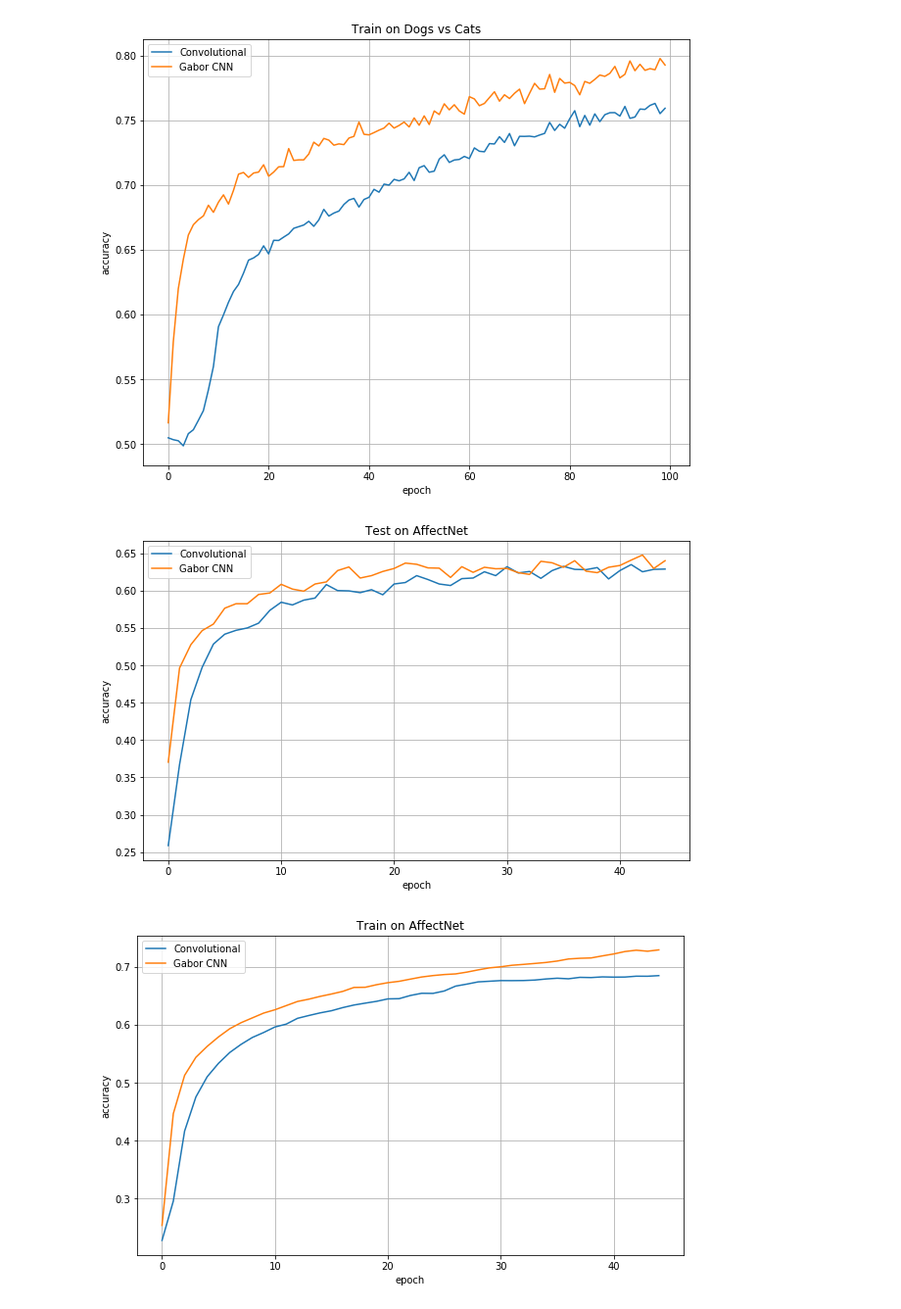
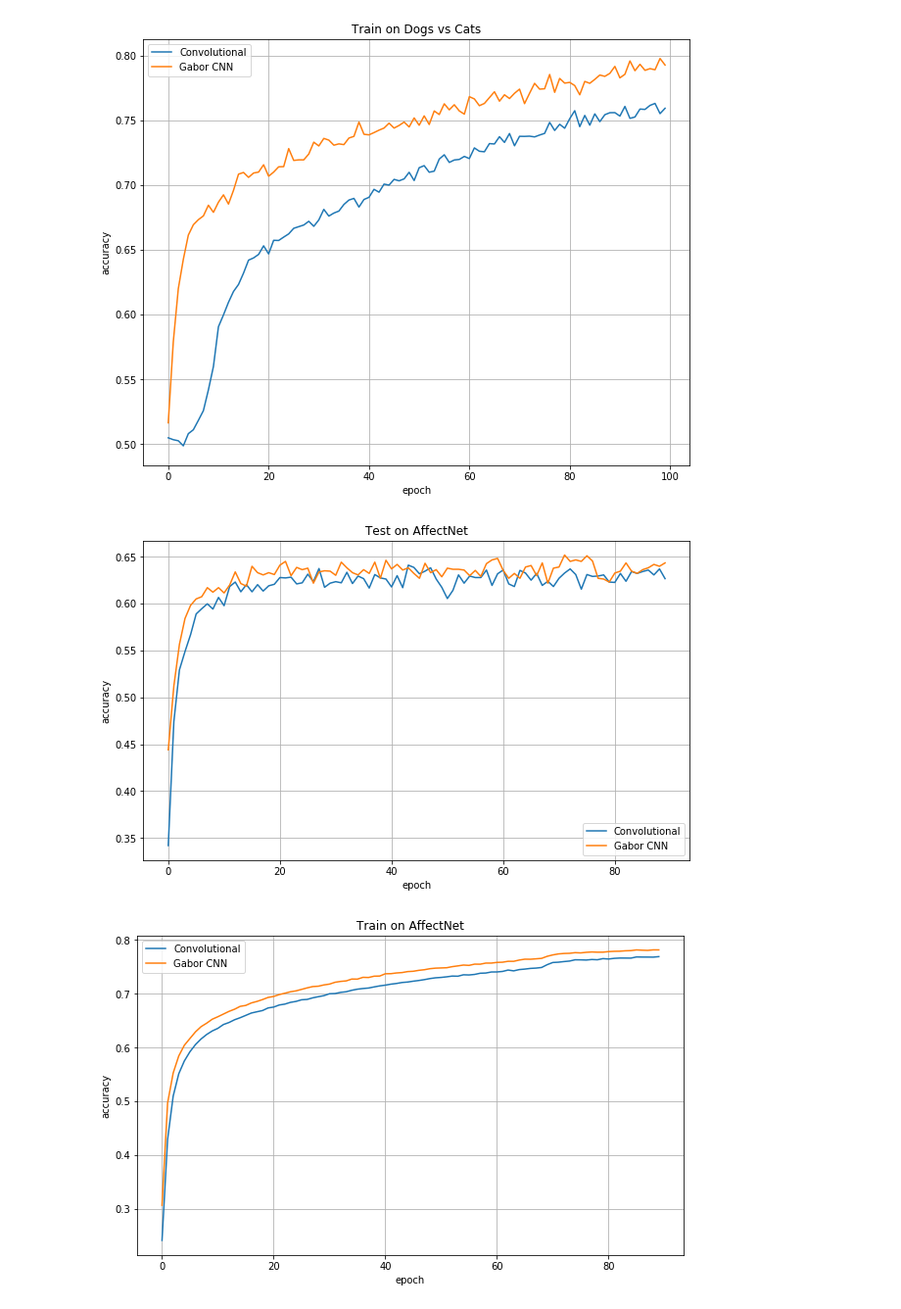
Before and after one commit to iKintosh/GaborNet, a Jupyter notebook: PLOTS.ipynb, the cells around one changed output. Shown at 98% size. Drawn from its saved outputs; the diff is of its cells as text; code cells hidden in the pictures.

```diff
--- a/PLOTS.ipynb
+++ b/PLOTS.ipynb
@@ -31,35 +31,35 @@ plt.show()
 [figure]
 [figure]
 # %%
-convnet_acc_train = np.load('AffectiveNet_convnet_acc_train.npy')
-convnet_acc_test = np.load('AffectiveNet_convnet_acc_test.npy')
+convnet_acc_train = np.load('01_04_AffectiveNet_convnet_acc_train.npy')
+convnet_acc_test = np.load('01_04_AffectiveNet_convnet_acc_test.npy')
 
-one_layer_gnet_acc_train = np.load('_AffectiveNet_new_init_one_layer_gnet_acc_train.npy')
-one_layer_gnet_acc_test = np.load('_AffectiveNet_new_init_one_layer_gnet_acc_test.npy')
+one_layer_gnet_acc_train = np.load('01_04_AffectiveNet_new_init_one_layer_gnet_acc_train.npy')
+one_layer_gnet_acc_test = np.load('01_04_AffectiveNet_new_init_one_layer_gnet_acc_test.npy')
 one_layer_gnet_acc_test[44] = one_layer_gnet_acc_test[36]
 # %%
 plt.figure(figsize=(10,6))
-plt.plot(convnet_acc_test[:45], label = 'Convolutional')
-plt.plot(one_layer_gnet_acc_test[:45], label = 'Gabor CNN')
+plt.plot(convnet_acc_test[:], label = 'Convolutional')
+plt.plot(one_layer_gnet_acc_test[:], label = 'Gabor CNN')
 plt.legend(loc = 0)
 plt.grid()
 plt.title('Test on AffectNet')
 plt.xlabel('epoch')
 plt.ylabel('accuracy')
 plt.show()
 
 plt.figure(figsize=(10,6))
-plt.plot(convnet_acc_train[:45], label = 'Convolutional')
-plt.plot(one_layer_gnet_acc_train[:45], label = 'Gabor CNN')
+plt.plot(convnet_acc_train[:], label = 'Convolutional')
+plt.plot(one_layer_gnet_acc_train[:], label = 'Gabor CNN')
 plt.legend(loc = 0)
 plt.title('Train on AffectNet')
 plt.grid()
 plt.xlabel('epoch')
 plt.ylabel('accuracy')
 plt.show()
 # %% [output]
-[figure, old version]
+[figure, new version]
-[figure, old version]
+[figure, new version]
 # %%
 def running_mean(x, N):
     cumsum = np.cumsum(np.insert(x, 0, 0))
```
Also changed, not shown: parts of 2 cells of this notebook, 7 other files.
